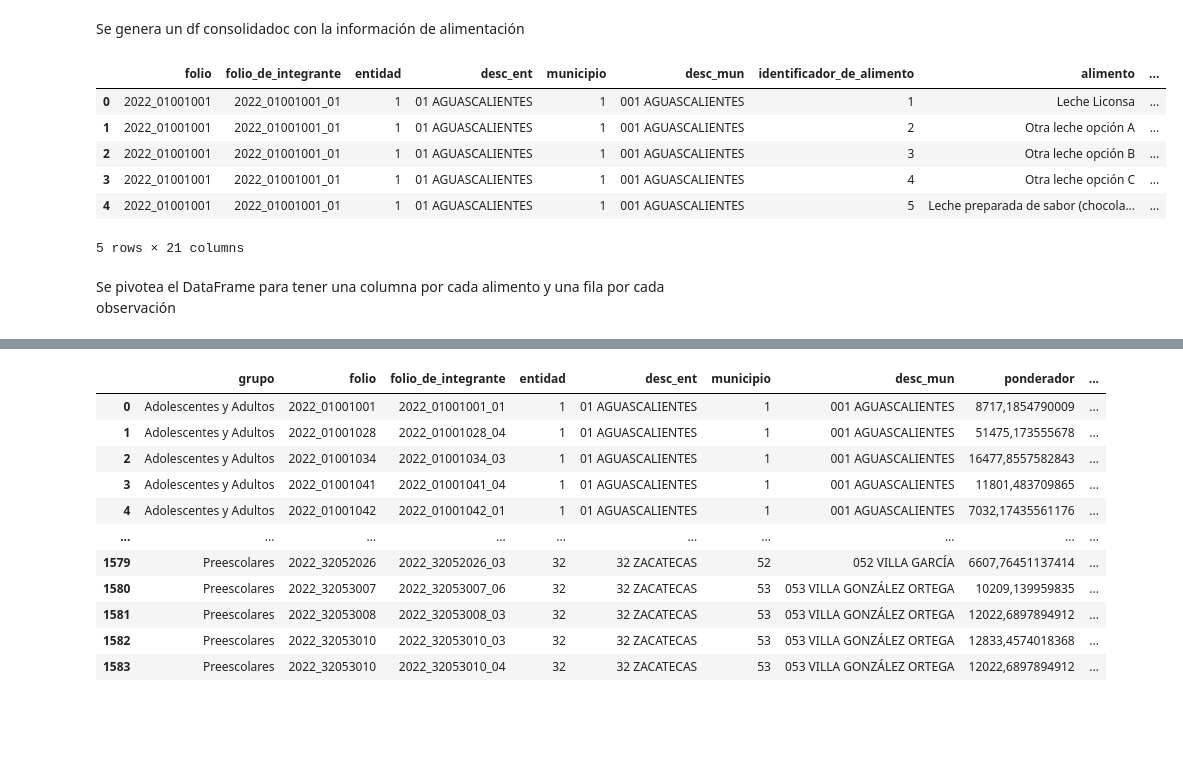
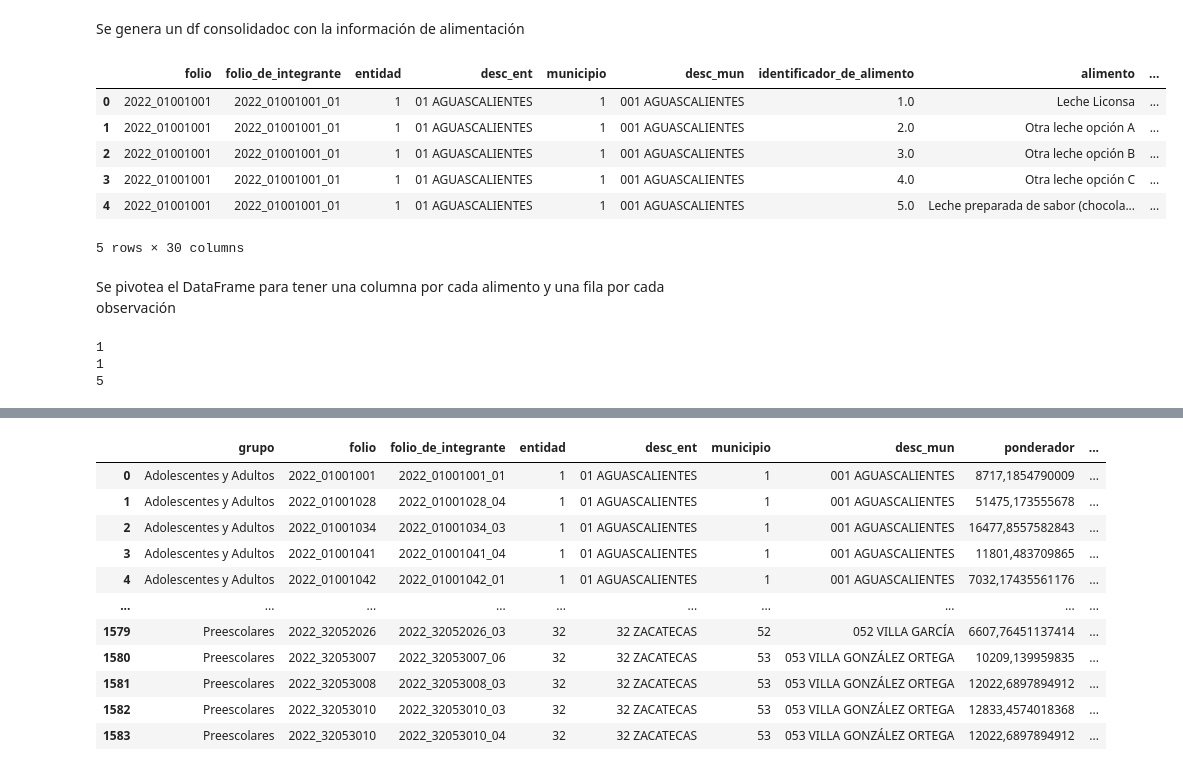
Before and after one commit to christiancalidad/ProyectoIntegradorSep24_Grupo15, a Jupyter notebook: 1. EDA.ipynb, the cells around one changed output, grey strips where cells are left out. Cells and saved outputs as stored; diff of their text form; code cells hidden in the pictures; blank space fills up the shorter version.

```diff
--- a/1. EDA.ipynb
+++ b/1. EDA.ipynb
@@ -15,8 +16,8 @@ import re
 # %%
 
 def to_snake_case(text):
-    text = re.sub('(.)([A-Z][a-z]+)', r'\1_\2', text)
-    text = re.sub('([a-z0-9])([A-Z])', r'\1_\2', text)
+    text = re.sub('(.)([A-Z][a-z]+)', r'\1_/2', text)
+    text = re.sub('([a-z0-9])([A-Z])', r'/1_/2', text)
     return text.lower().replace(' ', '_')
 
 
@@ -292,19 +315,45 @@ df_food_school_data.columns = df_food_adults_data.columns
 df_food_preschool_data.columns = df_food_adults_data.columns
 # %% [markdown]
 Se genera un df consolidadoc con la información de alimentación
-# %%
-df_food_general = pd.concat([df_food_adults_data, df_food_school_data, df_food_preschool_data], ignore_index=True)
-df_food_general.head()
-# %% [output]
-|  | folio | folio_de_integrante | entidad | desc_ent | municipio | desc_mun | identificador_de_alimento | alimento | ... |
-| 0 | 2022_01001001 | 2022_01001001_01 | 1 | 01 AGUASCALIENTES | 1 | 001 AGUASCALIENTES | 1 | Leche Liconsa | ... |
-| 1 | 2022_01001001 | 2022_01001001_01 | 1 | 01 AGUASCALIENTES | 1 | 001 AGUASCALIENTES | 2 | Otra leche opción A | ... |
-| 2 | 2022_01001001 | 2022_01001001_01 | 1 | 01 AGUASCALIENTES | 1 | 001 AGUASCALIENTES | 3 | Otra leche opción B | ... |
-| 3 | 2022_01001001 | 2022_01001001_01 | 1 | 01 AGUASCALIENTES | 1 | 001 AGUASCALIENTES | 4 | Otra leche opción C | ... |
-| 4 | 2022_01001001 | 2022_01001001_01 | 1 | 01 AGUASCALIENTES | 1 | 001 AGUASCALIENTES | 5 | Leche preparada de sabor (chocola... | ... |
-5 rows × 21 columns
+# %%
+df_food_adults_data = df_food_adults_data.reset_index(drop=True)
+df_food_school_data = df_food_school_data.reset_index(drop=True)
+df_food_preschool_data = df_food_preschool_data.reset_index(drop=True)
+
+df_food_preschool_data = df_food_preschool_data.loc[:, ~df_food_preschool_data.columns.duplicated()]
+
+df_food_general = pd.concat([df_food_adults_data, df_food_school_data, df_food_preschool_data], ignore_index=True, axis=0)
+df_food_general.head()
+# %% [output]
+|  | folio | folio_de_integrante | entidad | desc_ent | municipio | desc_mun | identificador_de_alimento | alimento | ... |
+| 0 | 2022_01001001 | 2022_01001001_01 | 1 | 01 AGUASCALIENTES | 1 | 001 AGUASCALIENTES | 1.0 | Leche Liconsa | ... |
+| 1 | 2022_01001001 | 2022_01001001_01 | 1 | 01 AGUASCALIENTES | 1 | 001 AGUASCALIENTES | 2.0 | Otra leche opción A | ... |
+| 2 | 2022_01001001 | 2022_01001001_01 | 1 | 01 AGUASCALIENTES | 1 | 001 AGUASCALIENTES | 3.0 | Otra leche opción B | ... |
+| 3 | 2022_01001001 | 2022_01001001_01 | 1 | 01 AGUASCALIENTES | 1 | 001 AGUASCALIENTES | 4.0 | Otra leche opción C | ... |
+| 4 | 2022_01001001 | 2022_01001001_01 | 1 | 01 AGUASCALIENTES | 1 | 001 AGUASCALIENTES | 5.0 | Leche preparada de sabor (chocola... | ... |
+5 rows × 30 columns
 # %% [markdown]
 Se pivotea el DataFrame para tener una columna por cada alimento y una fila por cada observación
+# %%
+#with open('./Data/Inputs/food_category_data.json', 'r') as f:
+with open('.\Data\Inputs\food_balance_data.json', 'r') as f:
+    food_groups = json.load(f)
+    df_food_general['alimento_grupo'] = df_food_general['alimento'].map(lambda x: food_groups.get(x, {}).get('groupo', 'Unknown'))
+    df_food_general['alimento_subgrupo'] = df_food_general['alimento'].map(lambda x: food_groups.get(x, {}).get('subgroupo', 'Unknown'))
+
+#with open('./Data/Inputs/food_balance_data.json', 'r') as f:
+with open('.\Data\Inputs\food_balance_data.json', 'r') as f:
+    food_balance = json.load(f)
+    df_food_general['alimento_balance'] = df_food_general['alimento'].map(food_balance)
+
+
+print( df_food_general['alimento_grupo'].nunique() )
+print( df_food_general['alimento_subgrupo'].nunique() )
+print( df_food_general['alimento_balance'].nunique() )
+# %% [output]
+1
+1
+5
 # %%
 df_food_pivot = df_food_general.pivot_table(index=['grupo','folio', 'folio_de_integrante', 'entidad', 'desc_ent', 'municipio',
        'desc_mun','ponderador', 'estrato_urbanidad/ruralidad',
```
Also changed, not shown: parts of 4 cells of this notebook, 5 other files.
